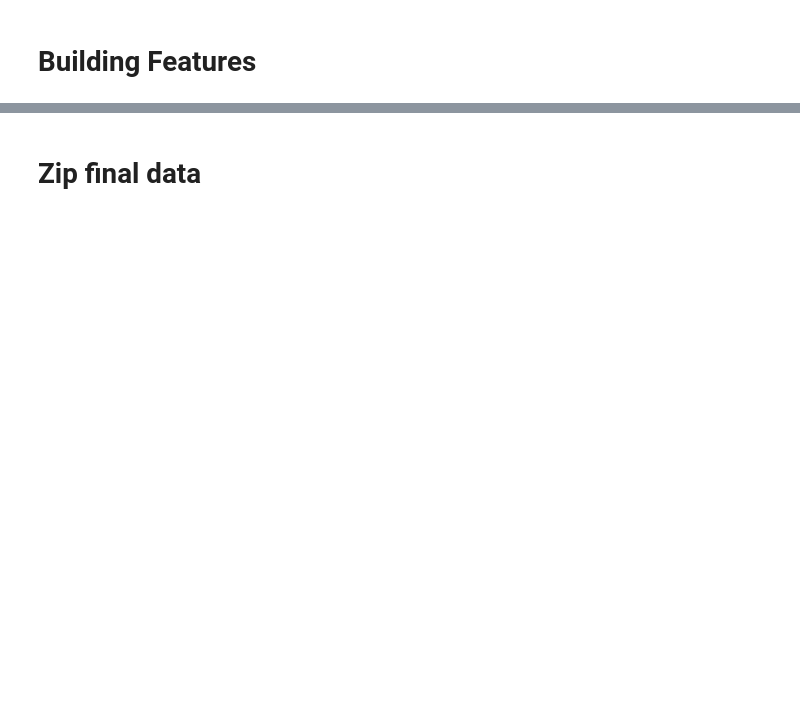
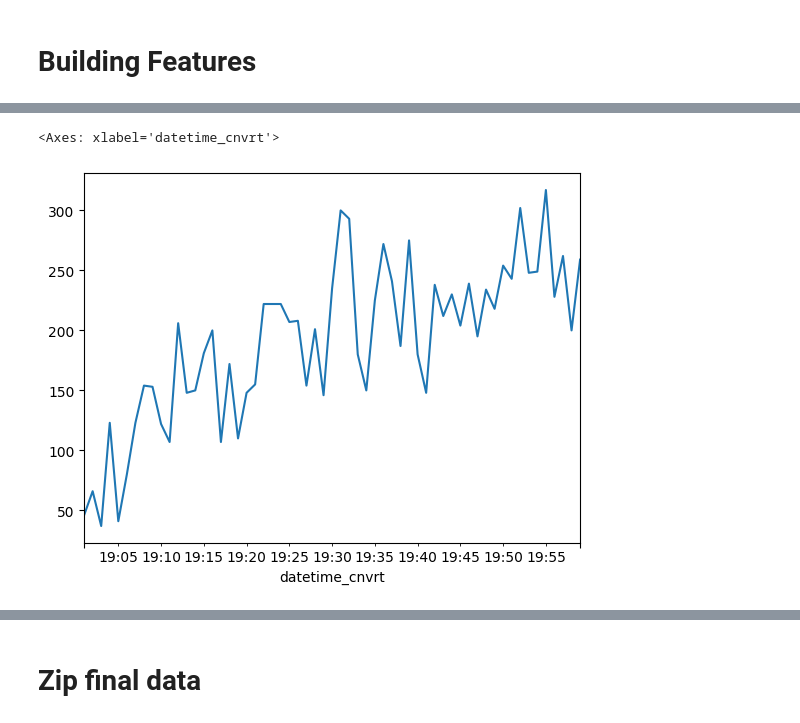
Before and after one commit to valliansayoga/ey-data-challenge-2025, a Jupyter notebook: EY2025_Create_Features.ipynb, the cells around one changed output, grey strips where cells are left out. Drawn from its saved outputs; the diff is of its cells as text; code cells hidden in the pictures; blank space fills up the shorter version.

```diff
--- a/EY2025_Create_Features.ipynb
+++ b/EY2025_Create_Features.ipynb
@@ -798,0 +1037,13 @@ df_building_submission.iloc[:, 4:].to_csv("Submission_Building_Features.csv", in
+# %%
+import pvlib
+import pandas as pd
+from datetime import datetime
+import pytz
+
+date_format = "%d-%m-%Y %H:%M"
+df = pd.read_csv(
+    '/content/Dataset/Training_data_uhi_index.csv',
+    parse_dates=["datetime"],
+    date_format=date_format
+)
+df.head()
@@ -798,0 +1065,4 @@ df_building_submission.iloc[:, 4:].to_csv("Submission_Building_Features.csv", in
+# %%
+df["datetime_cnvrt"] = df.datetime.dt.tz_localize('America/New_York', ambiguous="infer")
+df["datetime_cnvrt"] = df["datetime_cnvrt"].dt.tz_convert('UTC')
+df.head()
@@ -798,0 +1166,3 @@ df_building_submission.iloc[:, 4:].to_csv("Submission_Building_Features.csv", in
+# %%
+datetime_train = df.datetime_cnvrt.value_counts(sort=False).sort_index()
+datetime_train.head()
@@ -798,0 +1178,5 @@ df_building_submission.iloc[:, 4:].to_csv("Submission_Building_Features.csv", in
+# %%
+datetime_train.plot()
+# %% [output]
+<Axes: xlabel='datetime_cnvrt'>
+[figure, added]
```
Also changed, not shown: parts of 68 cells of this notebook.
